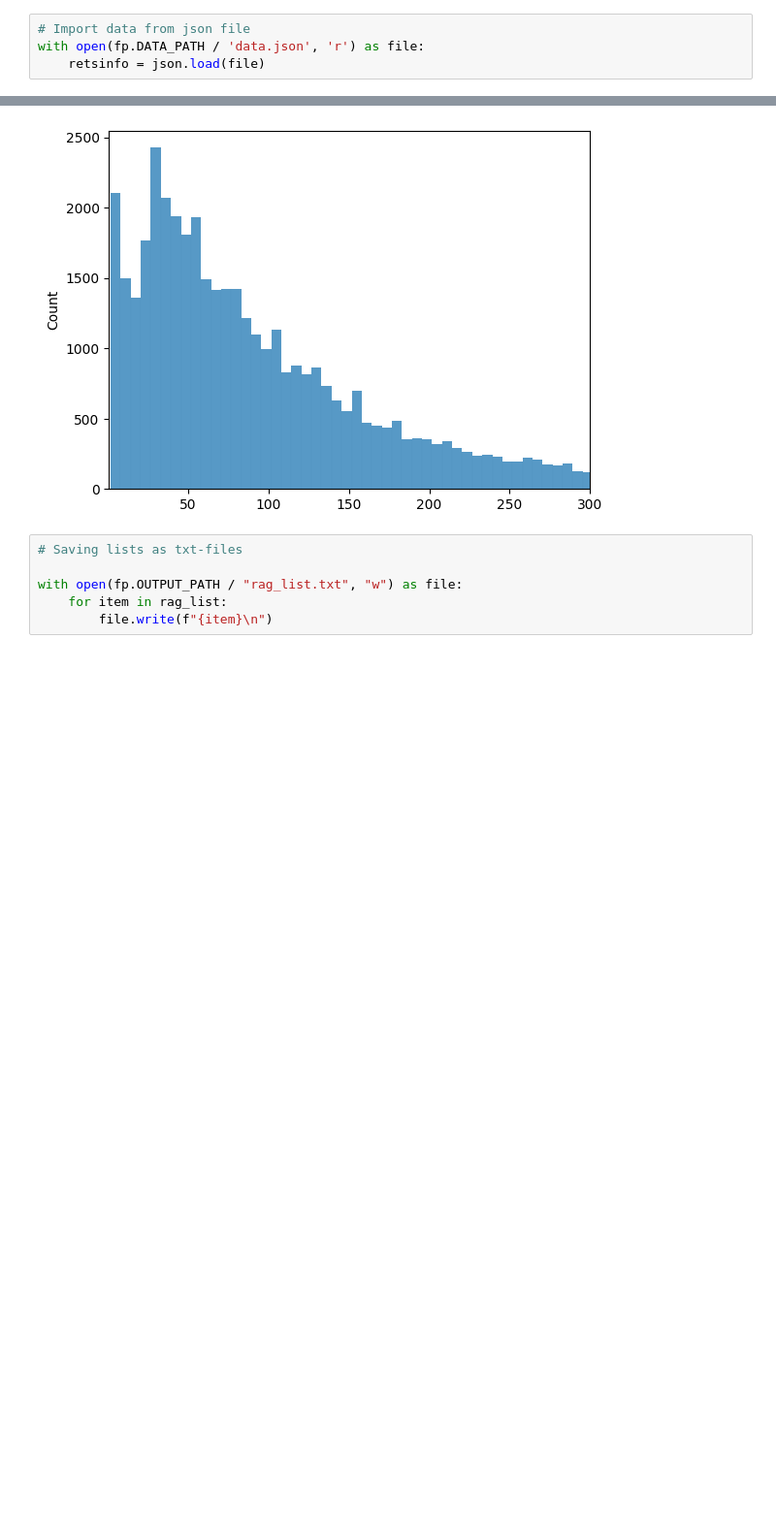
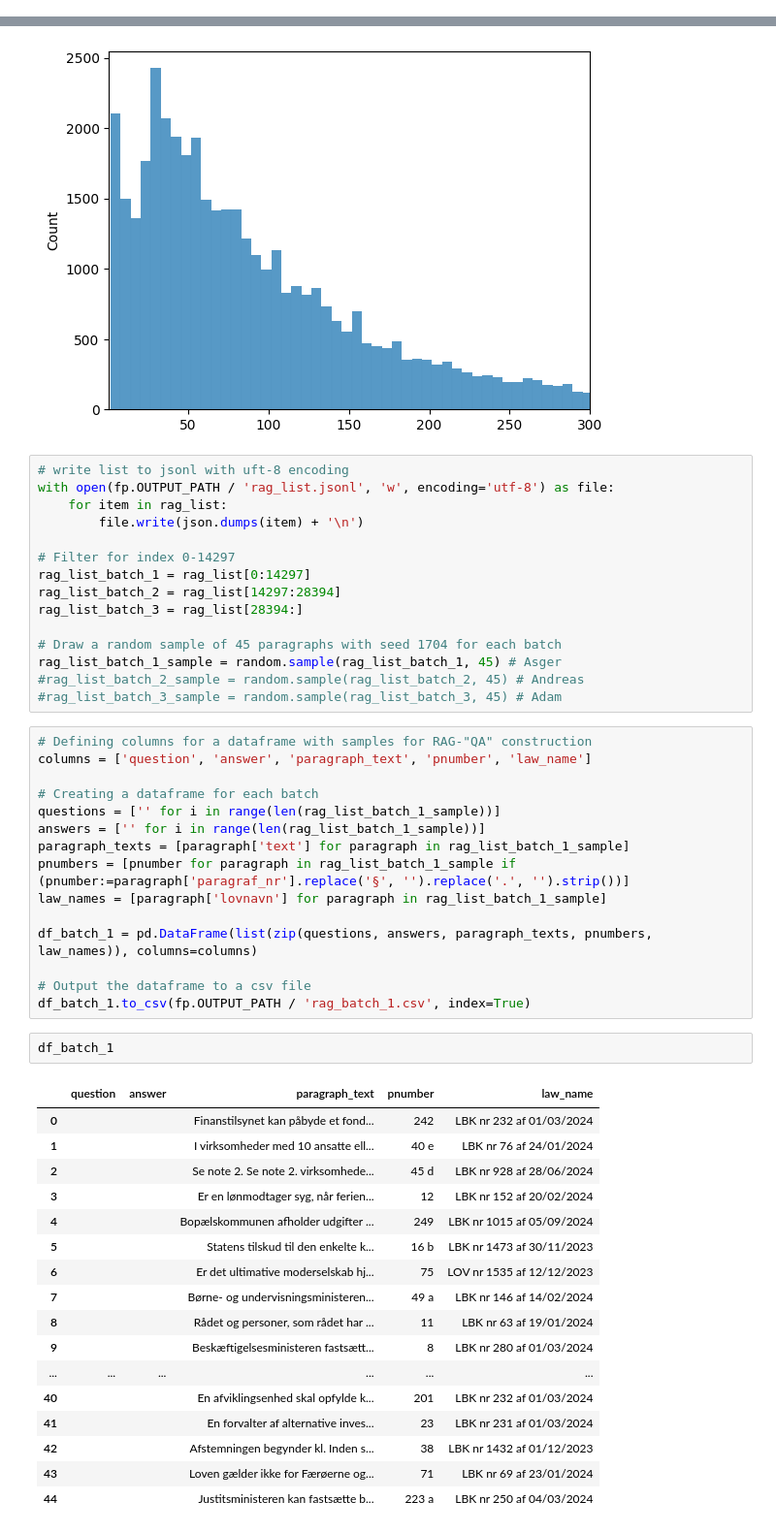
Before and after one commit to asgerkromand/ANLPDP_exam, a Jupyter notebook: src/retsinfo_preprocess.ipynb, the cells around one changed output, grey strips where cells are left out. Shown at 97% size. Saved outputs shown, nothing was run; the diff lists cells and outputs as text; blank space fills up the shorter version.

```diff
--- a/src/retsinfo_preprocess.ipynb
+++ b/src/retsinfo_preprocess.ipynb
@@ -9,7 +12,3 @@ from pathlib import Path
 import filepaths as fp
 # %% [markdown]
 # 0 Loading in data
-# %%
-# Import data from json file
-with open(fp.DATA_PATH / 'data.json', 'r') as file:
-    retsinfo = json.load(file)
@@ -109,9 +153,53 @@ ax.set_xlim(1, 300)
 plt.show()
 # %% [output]
 [figure]
-# %%
-# Saving lists as txt-files
-
-with open(fp.OUTPUT_PATH / "rag_list.txt", "w") as file:
-    for item in rag_list:
-        file.write(f"{item}\n")
+# %%
+# write list to jsonl with uft-8 encoding
+with open(fp.OUTPUT_PATH / 'rag_list.jsonl', 'w', encoding='utf-8') as file:
+    for item in rag_list:
+        file.write(json.dumps(item) + '\n')
+
+# Filter for index 0-14297
+rag_list_batch_1 = rag_list[0:14297]
+rag_list_batch_2 = rag_list[14297:28394]
+rag_list_batch_3 = rag_list[28394:]
+
+# Draw a random sample of 45 paragraphs with seed 1704 for each batch
+rag_list_batch_1_sample = random.sample(rag_list_batch_1, 45) # Asger
+#rag_list_batch_2_sample = random.sample(rag_list_batch_2, 45) # Andreas
+#rag_list_batch_3_sample = random.sample(rag_list_batch_3, 45) # Adam
+# %%
+# Defining columns for a dataframe with samples for RAG-"QA" construction
+columns = ['question', 'answer', 'paragraph_text', 'pnumber', 'law_name']
+
+# Creating a dataframe for each batch
+questions = ['' for i in range(len(rag_list_batch_1_sample))]
+answers = ['' for i in range(len(rag_list_batch_1_sample))]
+paragraph_texts = [paragraph['text'] for paragraph in rag_list_batch_1_sample]
+pnumbers = [pnumber for paragraph in rag_list_batch_1_sample if (pnumber:=paragraph['paragraf_nr'].replace('§', '').replace('.', '').strip())]
+law_names = [paragraph['lovnavn'] for paragraph in rag_list_batch_1_sample]
+
+df_batch_1 = pd.DataFrame(list(zip(questions, answers, paragraph_texts, pnumbers, law_names)), columns=columns)
+
+# Output the dataframe to a csv file
+df_batch_1.to_csv(fp.OUTPUT_PATH / 'rag_batch_1.csv', index=True)
+# %%
+df_batch_1
+# %% [output]
+|  | question | answer | paragraph_text | pnumber | law_name |
+| 0 |  |  | Finanstilsynet kan påbyde et fond... | 242 | LBK nr 232 af 01/03/2024 |
+| 1 |  |  | I virksomheder med 10 ansatte ell... | 40 e | LBK nr 76 af 24/01/2024 |
+| 2 |  |  | Se note 2. Se note 2. virksomhede... | 45 d | LBK nr 928 af 28/06/2024 |
+| 3 |  |  | Er en lønmodtager syg, når ferien... | 12 | LBK nr 152 af 20/02/2024 |
+| 4 |  |  | Bopælskommunen afholder udgifter ... | 249 | LBK nr 1015 af 05/09/2024 |
+| 5 |  |  | Statens tilskud til den enkelte k... | 16 b | LBK nr 1473 af 30/11/2023 |
+| 6 |  |  | Er det ultimative moderselskab hj... | 75 | LOV nr 1535 af 12/12/2023 |
+| 7 |  |  | Børne- og undervisningsministeren... | 49 a | LBK nr 146 af 14/02/2024 |
+| 8 |  |  | Rådet og personer, som rådet har ... | 11 | LBK nr 63 af 19/01/2024 |
+| 9 |  |  | Beskæftigelsesministeren fastsætt... | 8 | LBK nr 280 af 01/03/2024 |
+| ... | ... | ... | ... | ... | ... |
+| 40 |  |  | En afviklingsenhed skal opfylde k... | 201 | LBK nr 232 af 01/03/2024 |
+| 41 |  |  | En forvalter af alternative inves... | 23 | LBK nr 231 af 01/03/2024 |
+| 42 |  |  | Afstemningen begynder kl. Inden s... | 38 | LBK nr 1432 af 01/12/2023 |
+| 43 |  |  | Loven gælder ikke for Færøerne og... | 71 | LBK nr 69 af 23/01/2024 |
+| 44 |  |  | Justitsministeren kan fastsætte b... | 223 a | LBK nr 250 af 04/03/2024 |
```
Also changed, not shown: parts of 6 cells of this notebook.
